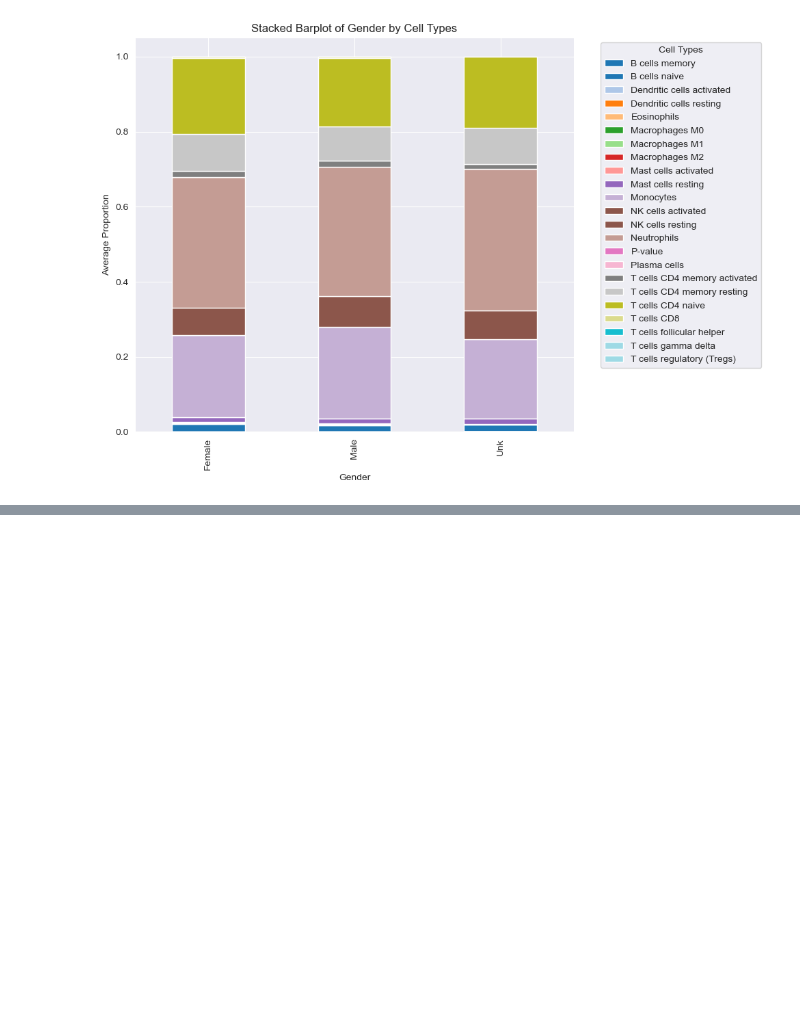
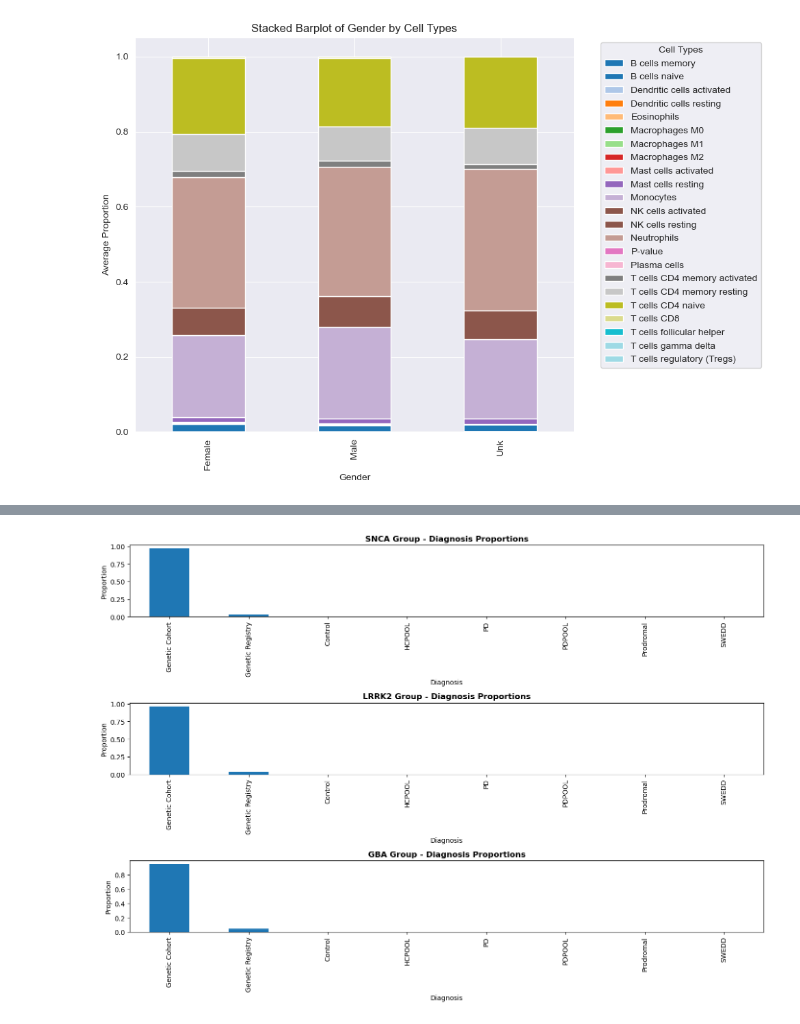
Before and after one commit to perpk/ppmi-wip, a Jupyter notebook: ppmi-wip.deconvolution-cibersortx.ipynb, the cells around one changed output, grey strips where cells are left out. Saved outputs shown, nothing was run; the diff lists cells and outputs as text; code cells hidden in the pictures; blank space fills up the shorter version.

```diff
--- a/ppmi-wip.deconvolution-cibersortx.ipynb
+++ b/ppmi-wip.deconvolution-cibersortx.ipynb
@@ -138,0 +259,25 @@ cibersortx_df.to_csv("/Users/kpax/Documents/aep/study/MSC/lab/PPMI_Project_133_R
+# %%
+plt.figure(figsize=(14, 10))
+
+plt.subplot(3, 1, 1)
+cibersortx_df_snca['Diagnosis'].value_counts(normalize=True).plot(kind='bar', colormap='tab10')
+plt.title('SNCA Group - Diagnosis Proportions', fontweight='bold')
+plt.ylabel('Proportion')
+plt.xlabel('Diagnosis')
+
+plt.subplot(3, 1, 2)
+cibersortx_df_lrrk2['Diagnosis'].value_counts(normalize=True).plot(kind='bar', colormap='tab10')
+plt.title('LRRK2 Group - Diagnosis Proportions', fontweight='bold')
+plt.ylabel('Proportion')
+plt.xlabel('Diagnosis')
+
+plt.subplot(3, 1, 3)
+cibersortx_df_gba['Diagnosis'].value_counts(normalize=True).plot(kind='bar', colormap='tab10')
+plt.title('GBA Group - Diagnosis Proportions', fontweight='bold')
+plt.ylabel('Proportion')
+plt.xlabel('Diagnosis')
+
+plt.tight_layout()
+plt.show()
+# %% [output]
+[figure, added]
```
Also changed, not shown: parts of 9 cells of this notebook, 4 other files.
